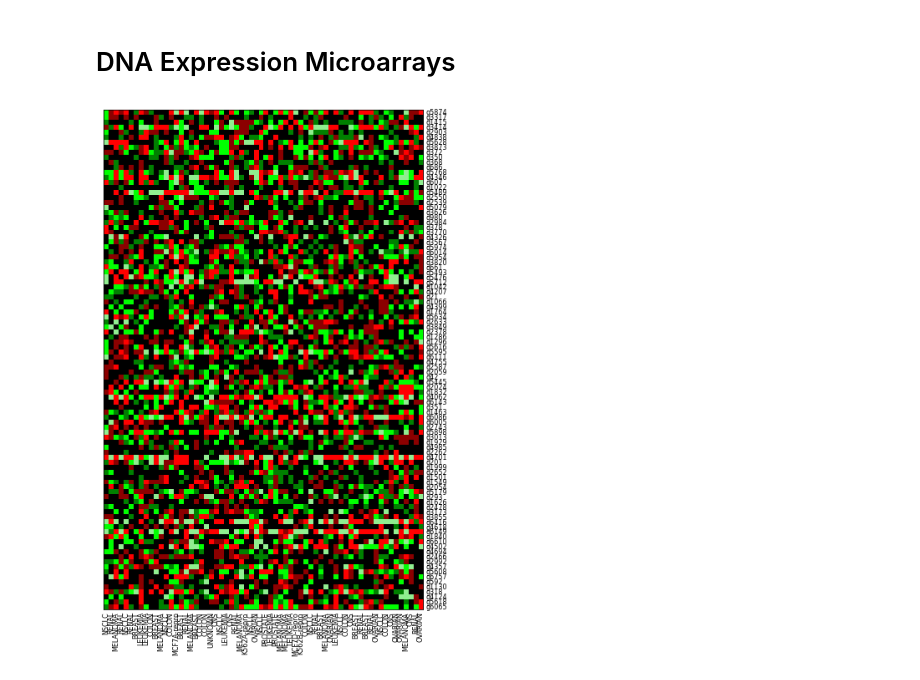
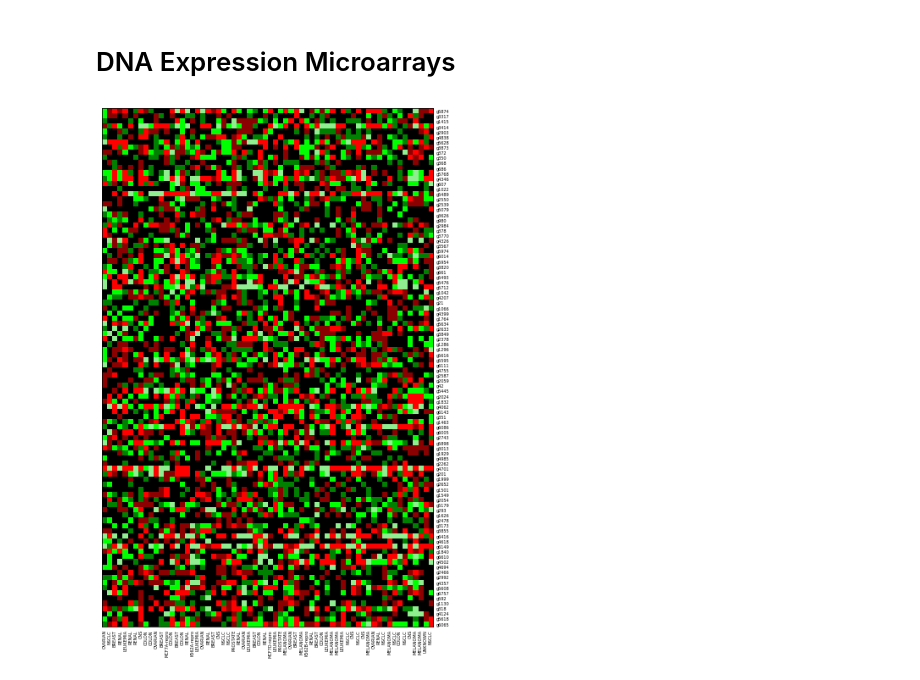
Before and after one commit to abkoesdw/The-Elements-of-Statistical-Learning-Python-Codes, a Jupyter notebook: Notebooks/Chapter 01 - Introduction/Example 4 - DNA Expression Microarrays.ipynb, the cells around one changed output. Saved outputs shown, nothing was run; the diff lists cells and outputs as text; code cells hidden in the pictures.

Commit message:
added DNA plot

```diff
--- a/Notebooks/Chapter 01 - Introduction/Example 4 - DNA Expression Microarrays.ipynb
+++ b/Notebooks/Chapter 01 - Introduction/Example 4 - DNA Expression Microarrays.ipynb
@@ -21,35 +21,36 @@ np.random.shuffle(cols)
 matrix = matrix[:, cols[:100]].T
 matrix = matrix[:, rows]
 col_names = col_names[cols[:100]]
 label = label[rows]
 mat_min = np.min(matrix)
 mat_max = np.max(matrix)
 mat_min = -np.max([np.abs(mat_min), mat_max])
 mat_max = np.max([np.abs(mat_min), mat_max])
 matrix = np.ma.masked_where(np.abs(matrix) <= 0.3, matrix)
 
-plt.figure(figsize=(10, 20))
+plt.figure(figsize=(6, 12))
 cmap_list = ["red", "darkred", "green", "lime", "lightgreen"]
 cmap = LinearSegmentedColormap.from_list("Custom cmap", cmap_list, len(cmap_list))
 cmap.set_bad("black")
 
 bounds = np.arange(mat_min + 6, mat_max - 6, 0.1)
 idx = np.searchsorted(bounds, 0)
 
 bounds = np.insert(bounds, idx, 0)
 norm = BoundaryNorm(bounds, cmap.N)
 
 plt.imshow(matrix, cmap=cmap, norm=norm)
 plt.xticks(np.arange(len(label)))
 plt.yticks(np.arange(len(col_names)))
 ax = plt.gca()
 ax.set_xticklabels(label, rotation=90)
 ax.set_yticklabels(col_names)
 ax.yaxis.tick_right()
-ax.tick_params(axis=u"both", which=u"both", labelsize=8, length=0.0)
+ax.tick_params(axis=u"both", which=u"both", labelsize=5, length=0.0)
+plt.tight_layout()
 fig = plt.gcf()
-fig.set_size_inches((11, 11), forward=False)
-fig.savefig("img/dna.png", dpi=600)
+# fig.set_size_inches((6, 12), forward=False)
+fig.savefig("img/dna.png", dpi=200)
 plt.show()
 # %% [output]
-[figure, old version]
+[figure, new version]
```
Also changed, not shown: 1 other file.
